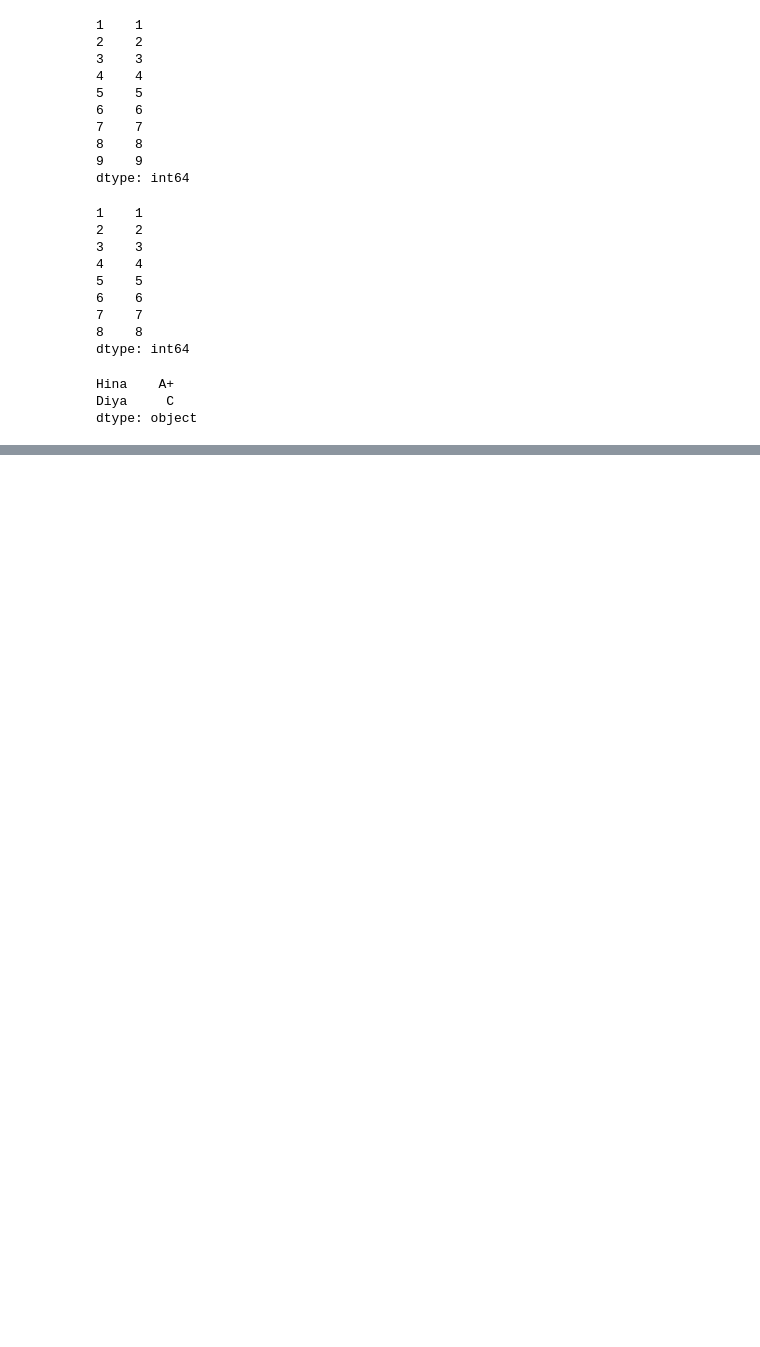
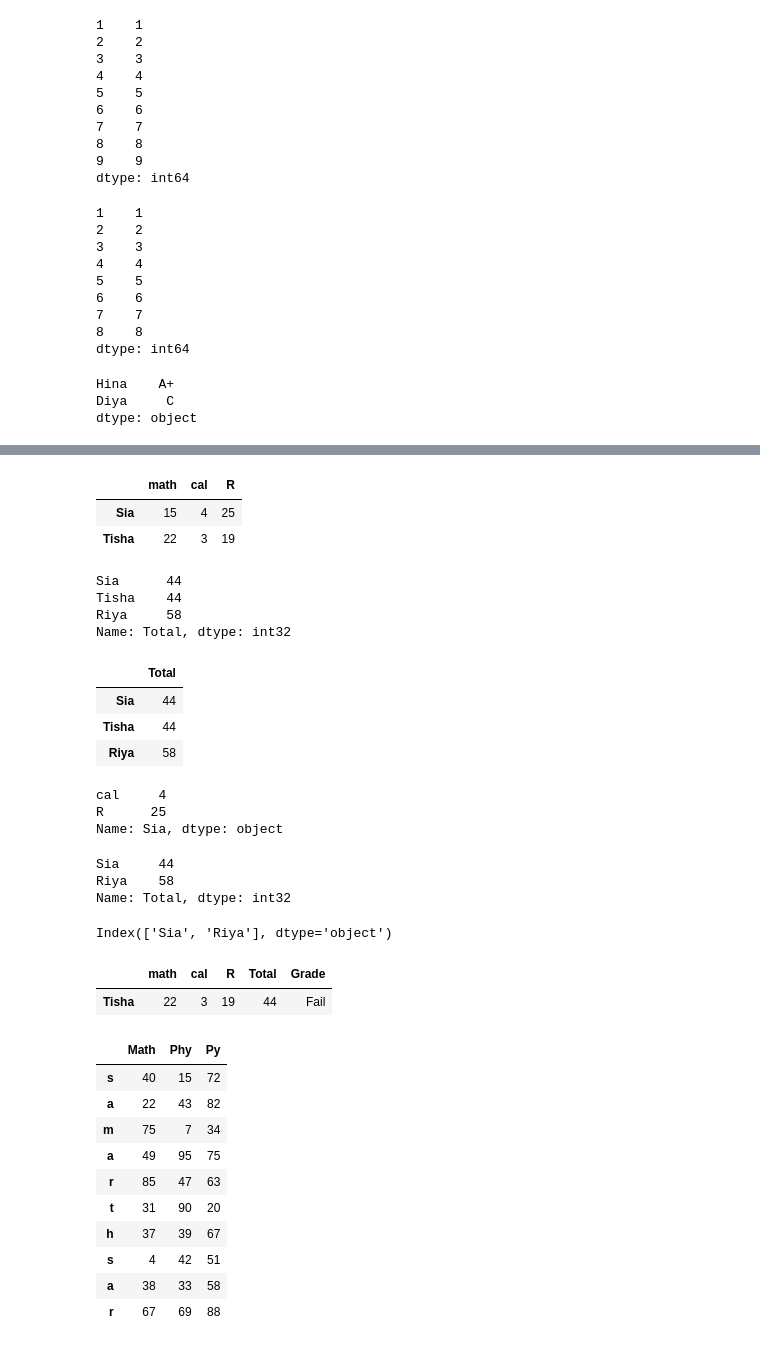
Before and after one commit to Samarth170750/data-sci-python, a Jupyter notebook: Pandas.ipynb, the cells around one changed output, grey strips where cells are left out. Drawn from its saved outputs; the diff is of its cells as text; code cells hidden in the pictures; blank space fills up the shorter version.

```diff
--- a/Pandas.ipynb
+++ b/Pandas.ipynb
@@ -168,0 +322,57 @@ dtype: object
+# %%
+marks.iloc[0:2,0:3]
+# %% [output]
+|  | math | cal | R |
+| Sia | 15 | 4 | 25 |
+| Tisha | 22 | 3 | 19 |
+# %%
+marks.iloc[:,3]
+# %% [output]
+Sia      44
+Tisha    44
+Riya     58
+Name: Total, dtype: int32
+# %%
+marks.iloc[:,3:4]
+# %% [output]
+|  | Total |
+| Sia | 44 |
+| Tisha | 44 |
+| Riya | 58 |
+# %%
+marks.loc['Sia',['cal','R']]
+# %% [output]
+cal     4
+R      25
+Name: Sia, dtype: object
+# %%
+marks.Total[marks.R>20]
+# %% [output]
+Sia     44
+Riya    58
+Name: Total, dtype: int32
+# %%
+marks[marks.R>20].index
+# %% [output]
+Index(['Sia', 'Riya'], dtype='object')
+# %%
+marks[marks['R']<20]
+# %% [output]
+|  | math | cal | R | Total | Grade |
+| Tisha | 22 | 3 | 19 | 44 | Fail |
+# %%
+np.random.seed(2)
+Marks=pd.DataFrame(np.random.randint(0,100,(10,3)),index=['s','a','m','a','r','t','h','s','a','r'],columns=['Math','Phy','Py'])
+Marks
+# %% [output]
+|  | Math | Phy | Py |
+| s | 40 | 15 | 72 |
+| a | 22 | 43 | 82 |
+| m | 75 | 7 | 34 |
+| a | 49 | 95 | 75 |
+| r | 85 | 47 | 63 |
+| t | 31 | 90 | 20 |
+| h | 37 | 39 | 67 |
+| s | 4 | 42 | 51 |
+| a | 38 | 33 | 58 |
+| r | 67 | 69 | 88 |
```
Also changed, not shown: parts of 93 cells of this notebook.
